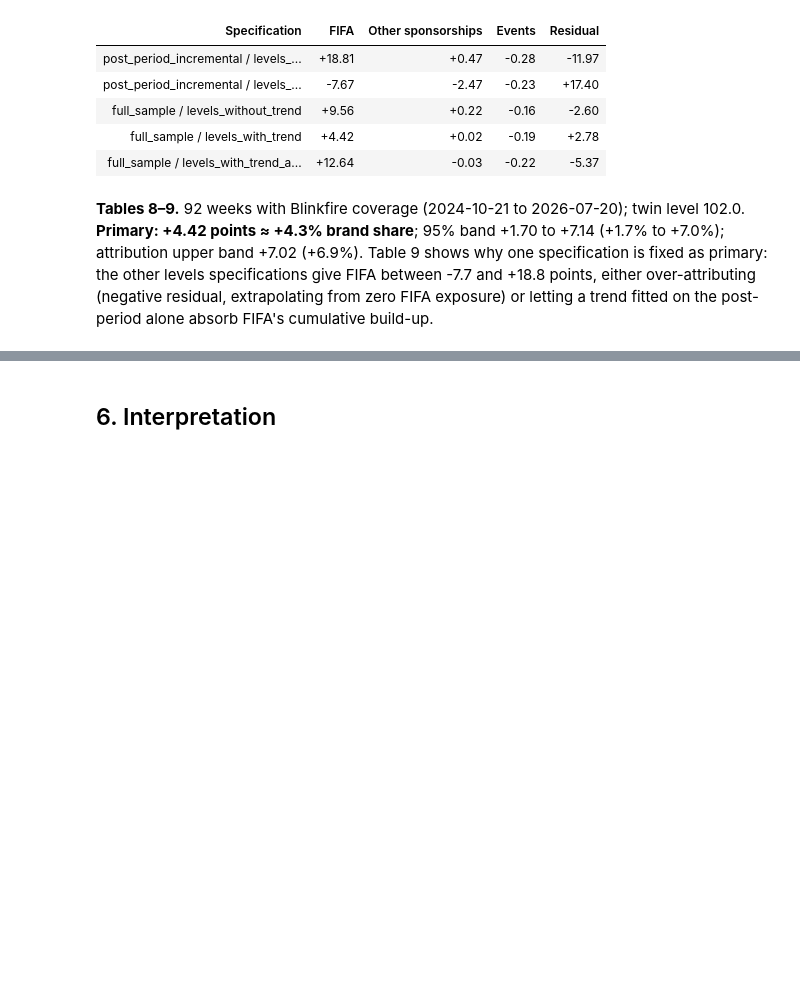
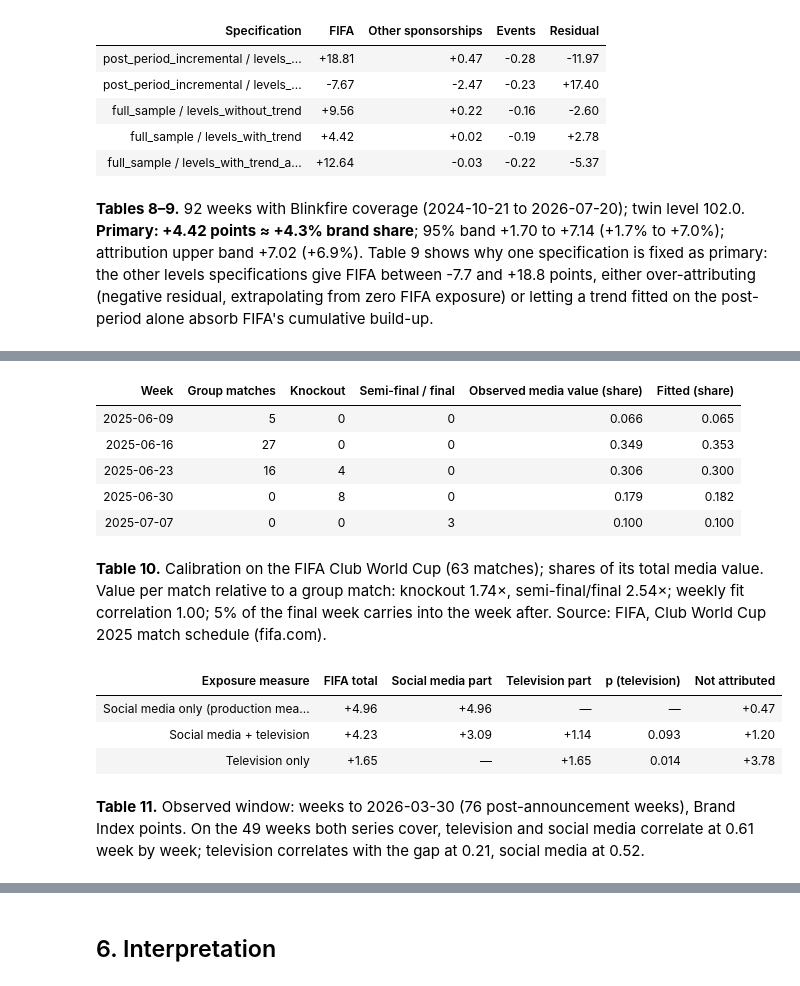
Before and after one commit to federicomeschini/SponsorshipIntelligence_Lenovo, a Jupyter notebook: reports/methods_annex/10_total_sponsorship_effect.ipynb, the cells around one changed output, grey strips where cells are left out. Cells and saved outputs as stored; diff of their text form; code cells hidden in the pictures; blank space fills up the shorter version.

```diff
--- a/reports/methods_annex/10_total_sponsorship_effect.ipynb
+++ b/reports/methods_annex/10_total_sponsorship_effect.ipynb
@@ -508,0 +528,33 @@ or letting a trend fitted on the post-period alone absorb FIFA's cumulative buil
+# %%
+TV = json.loads(Path(E + "tv_exposure_check_v1/tv_exposure_check_manifest.json").read_text())
+cal_ = pd.DataFrame(TV["calibration"]["weekly"])
+display(cal_.rename(columns={"week": "Week", "group": "Group matches", "knockout": "Knockout", "late": "Semi-final / final",
+                             "observed_share": "Observed media value (share)", "fitted_share": "Fitted (share)"})
+        .style.format({"Observed media value (share)": "{:.3f}", "Fitted (share)": "{:.3f}"}).hide(axis="index"))
+v = TV["calibration"]["value_per_match_relative_to_group"]
+md(f"**Table 10.** Calibration on the {TV['calibration']['competition']} ({TV['calibration']['matches']} matches); shares of its total media value. "
+   f"Value per match relative to a group match: knockout {v['knockout']:.2f}×, semi-final/final {v['late']:.2f}×; weekly fit correlation {TV['calibration']['fit_weekly_correlation']:.2f}; "
+   f"{TV['calibration']['tail_share_week_after_final']:.0%} of the final week carries into the week after. Source: {TV['calibration']['source']}.")
+ow = TV["observed_window"]
+ov = TV["overlap"]
+display(pd.DataFrame([
+    ("Social media only (production measure)", ow["social_only"]["fifa_total"], ow["social_only"]["social_part"], None, None, ow["social_only"]["not_attributed"]),
+    ("Social media + television", ow["social_and_tv"]["fifa_total"], ow["social_and_tv"]["social_part"], ow["social_and_tv"]["tv_part"], ow["social_and_tv"]["p_tv"], ow["social_and_tv"]["not_attributed"]),
+    ("Television only", ow["tv_only"]["fifa_total"], None, ow["tv_only"]["tv_part"], ow["tv_only"]["p_tv"], ow["tv_only"]["not_attributed"]),
+], columns=["Exposure measure", "FIFA total", "Social media part", "Television part", "p (television)", "Not attributed"])
+  .style.format({c: "{:+.2f}" for c in ["FIFA total", "Social media part", "Television part", "Not attributed"]} | {"p (television)": "{:.3f}"}, na_rep="—").hide(axis="index"))
+md(f"**Table 11.** Observed window: weeks to {ow['to']} ({ow['social_only']['post_weeks']} post-announcement weeks), Brand Index points. On the {ov['weeks']} weeks both series cover, "
+   f"television and social media correlate at {ov['corr_tv_vs_social_weekly']:.2f} week by week; television correlates with the gap at {ov['corr_tv_vs_gap']:.2f}, social media at {ov['corr_social_vs_gap']:.2f}.")
+# %% [output]
+| Week | Group matches | Knockout | Semi-final / final | Observed media value (share) | Fitted (share) |
+| 2025-06-09 | 5 | 0 | 0 | 0.066 | 0.065 |
+| 2025-06-16 | 27 | 0 | 0 | 0.349 | 0.353 |
+| 2025-06-23 | 16 | 4 | 0 | 0.306 | 0.300 |
+| 2025-06-30 | 0 | 8 | 0 | 0.179 | 0.182 |
+| 2025-07-07 | 0 | 0 | 3 | 0.100 | 0.100 |
+**Table 10.** Calibration on the FIFA Club World Cup (63 matches); shares of its total media value. Value per match relative to a group match: knockout 1.74×, semi-final/final 2.54×; weekly fit correlation 1.00; 5% of the final week carries into the week after. Source: FIFA, Club World Cup 2025 match schedule (fifa.com).
+| Exposure measure | FIFA total | Social media part | Television part | p (television) | Not attributed |
+| Social media only (production mea... | +4.96 | +4.96 | — | — | +0.47 |
+| Social media + television | +4.23 | +3.09 | +1.14 | 0.093 | +1.20 |
+| Television only | +1.65 | — | +1.65 | 0.014 | +3.78 |
+**Table 11.** Observed window: weeks to 2026-03-30 (76 post-announcement weeks), Brand Index points. On the 49 weeks both series cover, television and social media correlate at 0.61 week by week; television correlates with the gap at 0.21, social media at 0.52.
```
Also changed, not shown: parts of 6 cells of this notebook, 16 other files.
